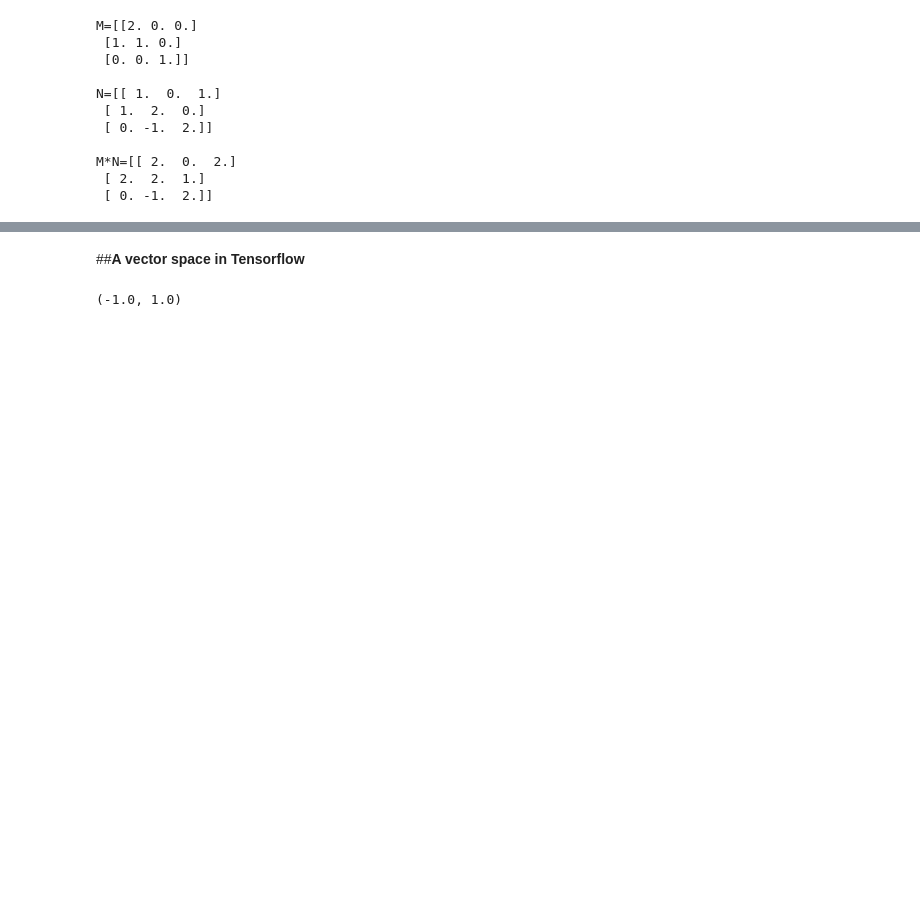
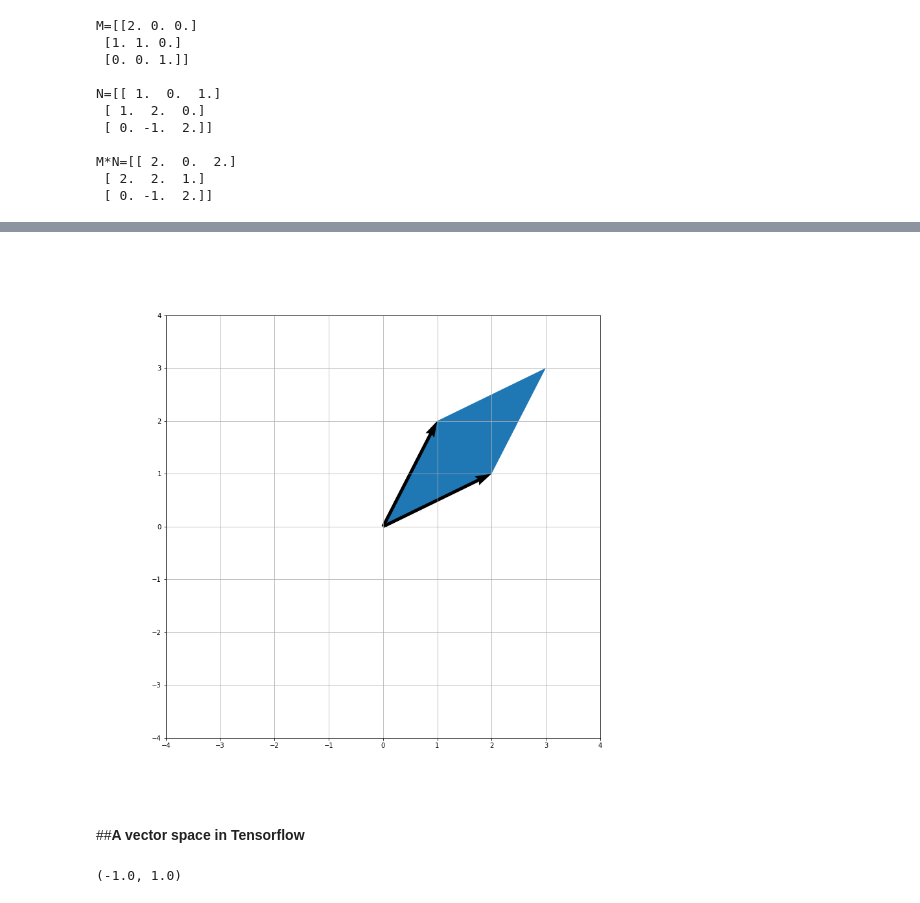
Before and after one commit to cardstdani/linalg, a Jupyter notebook: TF_Linalg.ipynb, the cells around one changed output, grey strips where cells are left out. Drawn from its saved outputs; the diff is of its cells as text; code cells hidden in the pictures; blank space fills up the shorter version.

```diff
--- a/TF_Linalg.ipynb
+++ b/TF_Linalg.ipynb
@@ -558,3 +567,27 @@ M*N=[[ 2.  0.  2.]
+# %%
+#@title `Show/Hide code` { run: "auto" }
+
+v = "[1, 2]" #@param {type:"string"}
+w = "[2, 1]" #@param {type:"string"}
+color = "000000" #@param {type:"string"}
+
+t = tf.constant(eval(v))
+t2 = tf.constant(eval(w))
+
+fig = plt.figure(figsize=(12, 12))
+ax = fig.add_subplot()
+plt.quiver(0, 0, t[0], t[1], angles='xy', scale_units='xy', scale=1, color="#"+color)
+plt.quiver(0, 0, t2[0], t2[1], angles='xy', scale_units='xy', scale=1, color="#"+color)
+
+ax.add_patch(patches.Polygon([[0, 0],t, t+t2, t2, [0, 0]], fill=1, zorder=-2))
+
+l = 2*max(np.max(t),np.max(t2))
+plt.xlim([-l, l])
+plt.ylim([-l, l])
+plt.grid()
+plt.show()
+# %% [output]
+[figure, added]
 # %% [markdown]
 ##**A vector space in Tensorflow**
 # %%
```
Also changed, not shown: parts of 2 cells of this notebook.
